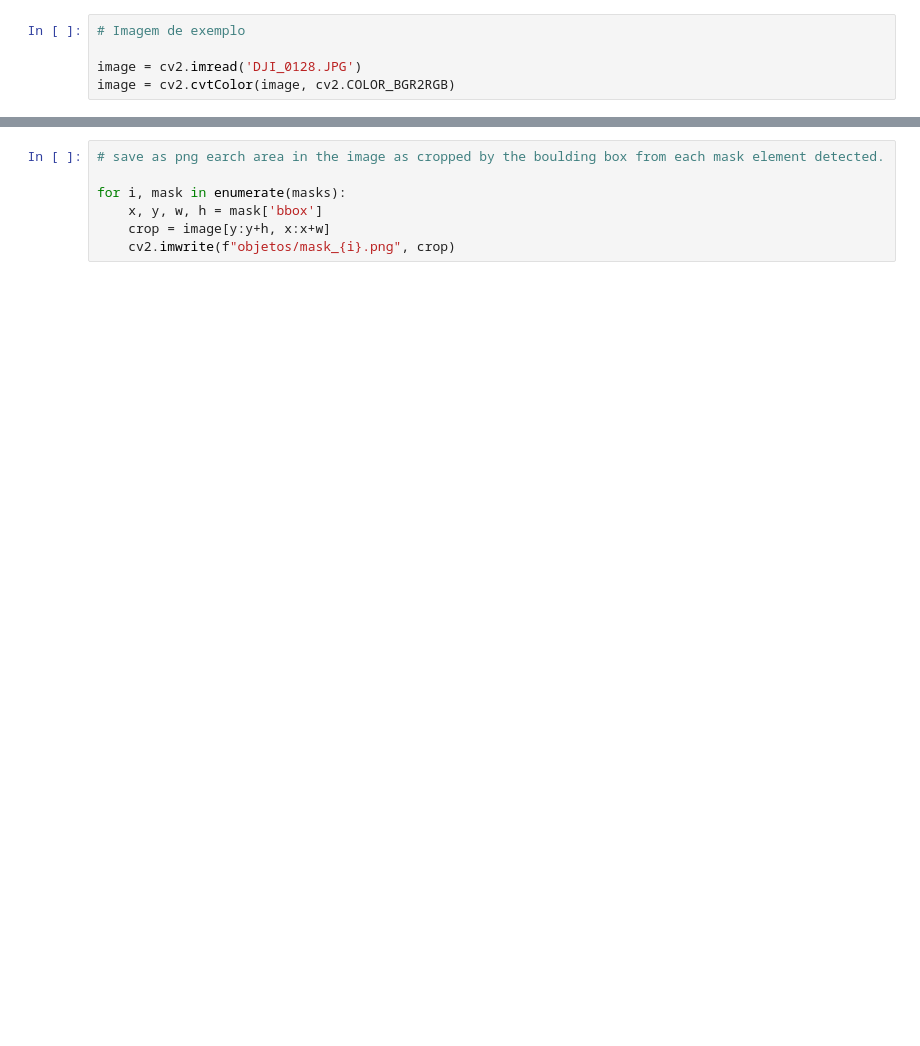
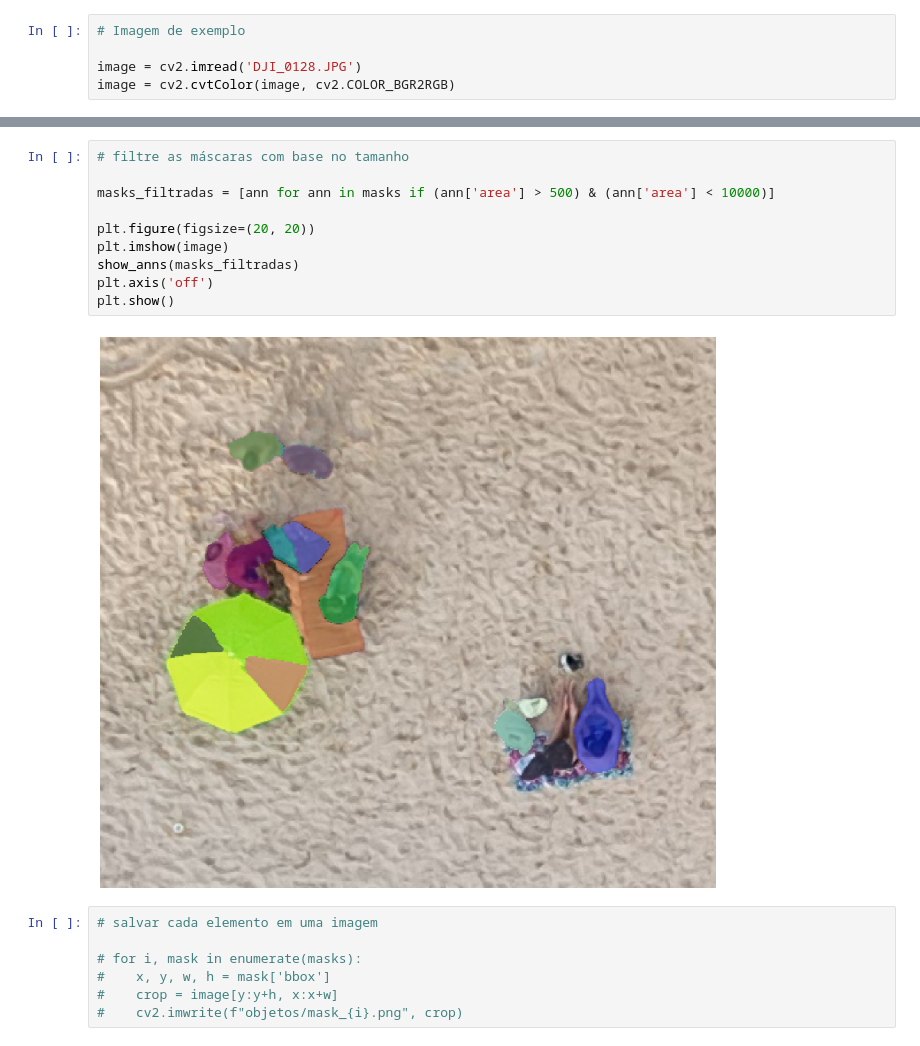
Before and after one commit to jaceguay/proc_imagem, a Jupyter notebook: 2_estudo_sam/teste_sam_nb.ipynb, the cells around one changed output, grey strips where cells are left out. Drawn from its saved outputs; the diff is of its cells as text; blank space fills up the shorter version.

```diff
--- a/2_estudo_sam/teste_sam_nb.ipynb
+++ b/2_estudo_sam/teste_sam_nb.ipynb
@@ -52,7 +67,19 @@ plt.show()
+# %%
+# filtre as máscaras com base no tamanho
+
+masks_filtradas = [ann for ann in masks if (ann['area'] > 500) & (ann['area'] < 10000)]
+
+plt.figure(figsize=(20, 20))
+plt.imshow(image)
+show_anns(masks_filtradas)
+plt.axis('off')
+plt.show()
+# %% [output]
+[figure, added]
 # %%
-# save as png earch area in the image as cropped by the boulding box from each mask element detected.
+# salvar cada elemento em uma imagem
 
-for i, mask in enumerate(masks):
-    x, y, w, h = mask['bbox']
-    crop = image[y:y+h, x:x+w]
-    cv2.imwrite(f"objetos/mask_{i}.png", crop)
+# for i, mask in enumerate(masks):
+#    x, y, w, h = mask['bbox']
+#    crop = image[y:y+h, x:x+w]
+#    cv2.imwrite(f"objetos/mask_{i}.png", crop)
```
Also changed, not shown: parts of 8 cells of this notebook, 52 other files.
